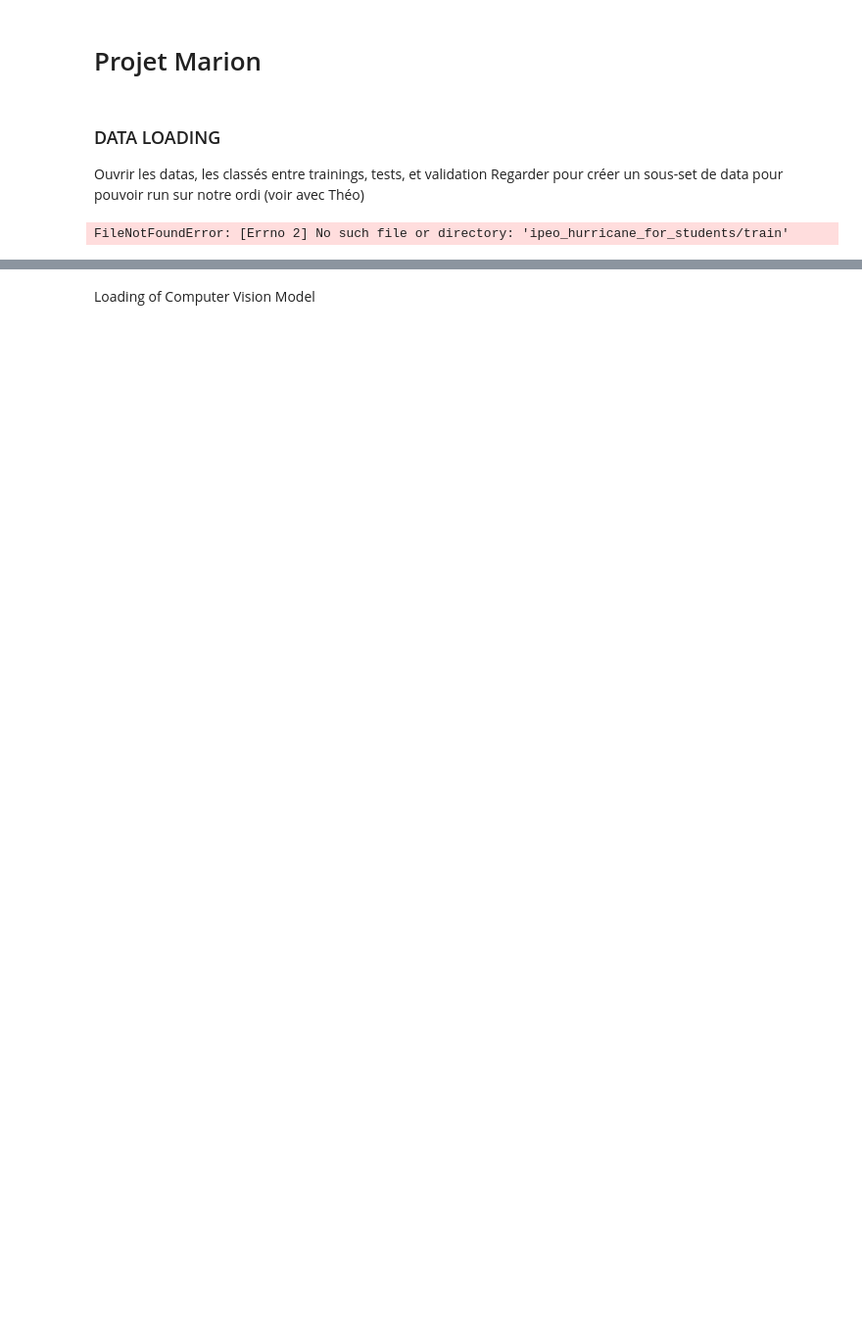
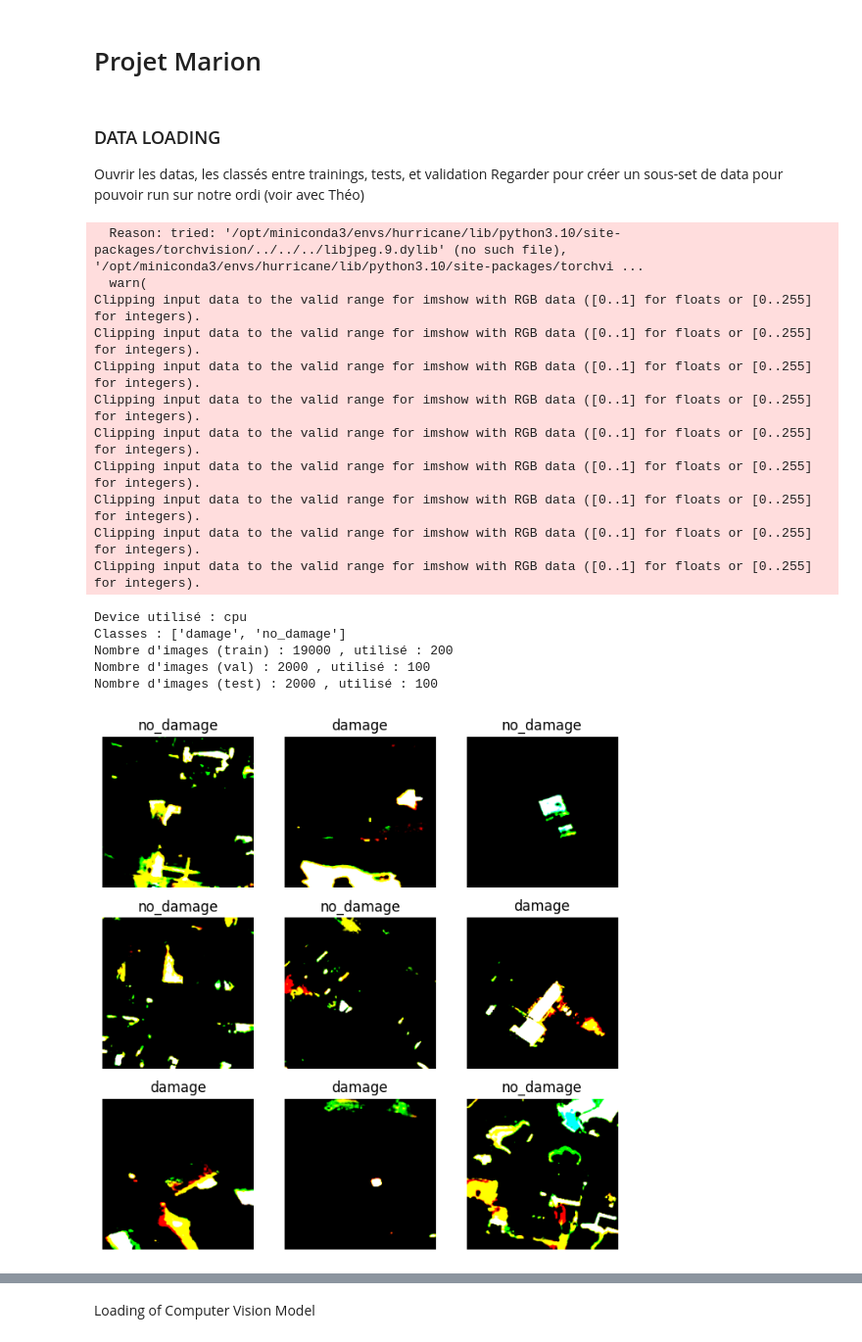
Before and after one commit to marioncalvo/IPEO_production, a Jupyter notebook: projet_marion.ipynb, the cells around one changed output, grey strips where cells are left out. Shown at 98% size. Cells and saved outputs as stored; diff of their text form; code cells hidden in the pictures; blank space fills up the shorter version.

```diff
--- a/projet_marion.ipynb
+++ b/projet_marion.ipynb
@@ -15,11 +15,11 @@ from torchvision import datasets, transforms
 from torch.utils.data import DataLoader, Subset
 import matplotlib.pyplot as plt
 
-#base_dir = "ipeo_hurricane_for_students"
-from google.colab import drive
-drive.mount('/content/drive')
-base_dir = "/content/drive/MyDrive/IPEO_projet/ipeo_hurricane_for_students"
-print("Contenu du dossier dataset :", os.listdir(base_dir))
+base_dir = "ipeo_hurricane_for_students"
+#from google.colab import drive
+#drive.mount('/content/drive')
+#base_dir = "/content/drive/MyDrive/IPEO_projet/ipeo_hurricane_for_students"
+#print("Contenu du dossier dataset :", os.listdir(base_dir))
 
 
 
@@ -79,34 +79,50 @@ else:
     val_dataset = val_ds
     test_dataset = test_ds
 
 ### FIN PARTIE À ENLEVER ###
 
 # Ajustements DataLoader pour CPU (si pas de GPU) : réduire batch_size si besoin, num_workers=0 sur macOS (2 dans le cours)
 # à voir si on garde ça comme ça
 batch_size = 16
 train_loader = DataLoader(train_dataset, batch_size=batch_size, shuffle=True, num_workers=0, pin_memory=False)
 val_loader   = DataLoader(val_dataset, batch_size=batch_size, num_workers=0, pin_memory=False)
 test_loader  = DataLoader(test_dataset, batch_size=batch_size, num_workers=0, pin_memory=False)
 
 
 print("Classes :", train_ds.classes)
 print("Nombre d'images (train) :", len(train_ds), ", utilisé :", len(train_dataset))
 print("Nombre d'images (val) :", len(val_ds), ", utilisé :", len(val_dataset))
 print("Nombre d'images (test) :", len(test_ds), ", utilisé :", len(test_dataset))
 
 
 def show_batch(loader):
     images, labels = next(iter(loader))
     fig, axes = plt.subplots(3, 3, figsize=(8, 8))
     for img, label, ax in zip(images[:9], labels[:9], axes.flat):
         ax.imshow(img.permute(1, 2, 0))
         ax.set_title(train_ds.classes[label])
         ax.axis("off")
     plt.show()
 
 show_batch(train_loader)
 # %% [output]
-FileNotFoundError: [Errno 2] No such file or directory: 'ipeo_hurricane_for_students/train'
+  Reason: tried: '/opt/miniconda3/envs/hurricane/lib/python3.10/site-packages/torchvision/../../../libjpeg.9.dylib' (no such file), '/opt/miniconda3/envs/hurricane/lib/python3.10/site-packages/torchvi ...
+  warn(
+Clipping input data to the valid range for imshow with RGB data ([0..1] for floats or [0..255] for integers).
+Clipping input data to the valid range for imshow with RGB data ([0..1] for floats or [0..255] for integers).
+Clipping input data to the valid range for imshow with RGB data ([0..1] for floats or [0..255] for integers).
+Clipping input data to the valid range for imshow with RGB data ([0..1] for floats or [0..255] for integers).
+Clipping input data to the valid range for imshow with RGB data ([0..1] for floats or [0..255] for integers).
+Clipping input data to the valid range for imshow with RGB data ([0..1] for floats or [0..255] for integers).
+Clipping input data to the valid range for imshow with RGB data ([0..1] for floats or [0..255] for integers).
+Clipping input data to the valid range for imshow with RGB data ([0..1] for floats or [0..255] for integers).
+Clipping input data to the valid range for imshow with RGB data ([0..1] for floats or [0..255] for integers).
+Device utilisé : cpu
+Classes : ['damage', 'no_damage']
+Nombre d'images (train) : 19000 , utilisé : 200
+Nombre d'images (val) : 2000 , utilisé : 100
+Nombre d'images (test) : 2000 , utilisé : 100
+[figure, added]
 # %%
 device = torch.device("cuda" if torch.cuda.is_available() else "cpu")
 print("Device utilisé :", device)
```
Also changed, not shown: parts of 6 cells of this notebook.
